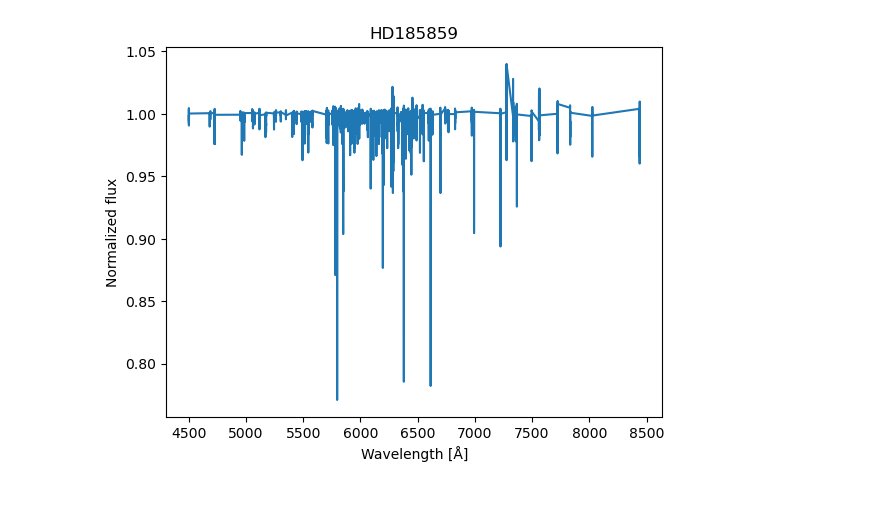
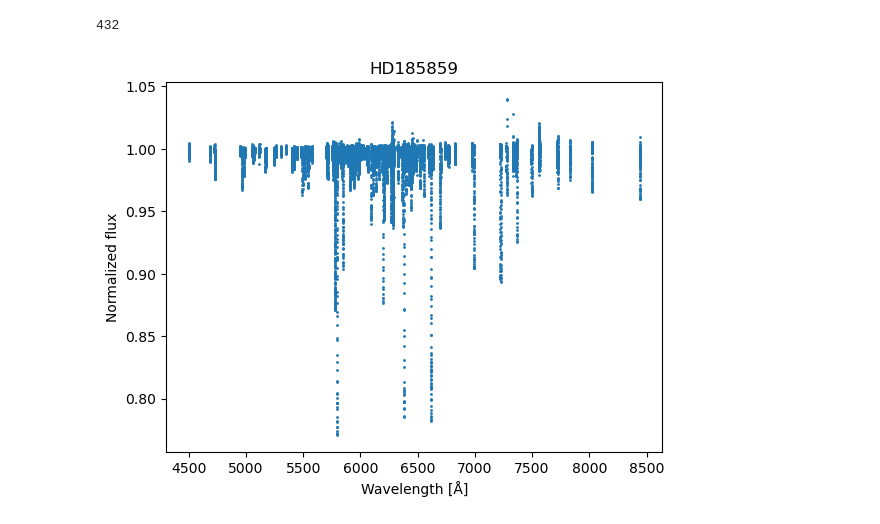
Before and after one commit to JvZeijl/brp-edibles, a Jupyter notebook: analysis_test.ipynb, the cells around one changed output. Cells and saved outputs as stored; diff of their text form; code cells hidden in the pictures.

```diff
--- a/analysis_test.ipynb
+++ b/analysis_test.ipynb
@@ -9,6 +12,26 @@ OUTPUT_FOLDER = 'out'
 
 if not path.exists(OUTPUT_FOLDER):
     os.mkdir(OUTPUT_FOLDER)
+# %%
+class AtomicLine:
+    def __init__(self, atom: str, ionization_state: int, wavelength: float, rel_intensity: str):
+        self.atom = atom
+        self.ionization_state = ionization_state
+        self.wavelength = wavelength
+        self.rel_intensity = rel_intensity
+
+    def fmt_atom(self):
+        return f'{self.atom} {toRoman(int(self.ionization_state))}'
+
+ATOMIC_LINES = [
+    AtomicLine(*line) for line in np.loadtxt(
+        path.join(DATA_FOLDER, 'spectral_lines.csv'),
+            dtype=[('atom', 'U15'), ('ionization_state', np.int8), ('wavelength', np.float64), ('rel_intensity', 'U15')],
+            delimiter=",", usecols=(0, 1, 2, 3), skiprows=1
+    )
+]
+# %% [output]
+432
 # %%
 class Spectrum:
     def __init__(self, target):
@@ -18,51 +41,53 @@ class Spectrum:
         self.wavelength = wavelength
         self.flux = flux
 
-    def _read_spectrum(self) -> tuple[np.ndarray[np.float64], np.ndarray[np.float64]]:
+    def _read_spectrum(self):
         wavelength = []
         flux = []
 
         for dir_entry in tqdm(os.listdir(path.join(DATA_FOLDER, self.target)), f'Reading data for target {self.target}'):
             entry_path = path.join(DATA_FOLDER, self.target, dir_entry)
 
             # Ignore directories and hidden files
             if not path.isfile(entry_path) or dir_entry.startswith('.'):
                 continue
 
             # Check for the right file format
             if not dir_entry.endswith('.ascii'):
                 print(f'[WARNING]: not a valid data file {dir_entry}')
                 continue
 
             spectrum = np.loadtxt(entry_path, unpack=True)
             wavelength.append(spectrum[0])
             flux.append(spectrum[1])
 
         # Sort based on the wavelength
         wavelength = np.concatenate(wavelength)
         flux = np.concatenate(flux)
         sorted_indices = np.argsort(wavelength)
-        wavelength = wavelength[sorted_indices]
-        flux = flux[sorted_indices]
 
-        # Fill in the gaps
-        # gap_start_indices = np.argwhere(np.diff(wavelength) > 0.1)
-        # np.insert(wavelength)
+        return wavelength[sorted_indices], flux[sorted_indices]
 
-        return wavelength, flux
-
-    def plot(self, savefile=None):
-        plt.plot(self.wavelength, self.flux)
+    def plot(self, savefile: str | None = None):
+        plt.plot(self.wavelength, self.flux, '.', ms=2)
         plt.title(self.target)
         plt.xlabel('Wavelength [Å]')
         plt.ylabel('Normalized flux')
 
         if savefile != None:
             plt.savefig(path.join(OUTPUT_FOLDER, savefile))
 
         plt.show()
+
+    def detected_atomic_lines(self, margin: int = 5):
+        return [
+            atomic_line for atomic_line in ATOMIC_LINES
+                if self.wavelength[((atomic_line.wavelength-margin)<self.wavelength) & (self.wavelength<(atomic_line.wavelength+margin))].size > 0
+                # if self.wavelength[np.abs(self.wavelength - atomic_line.wavelength) < margin].size > 0
+        ]
+
+
+hd185859 = Spectrum('HD185859')
+hd185859.plot()
+# %% [output]
+[figure, added]
-# %%
-hd185859 = Spectrum('HD185859')
-hd185859.plot()
-# %% [output]
-[figure, removed]
```
Also changed, not shown: parts of 3 cells of this notebook, 2 other files.
